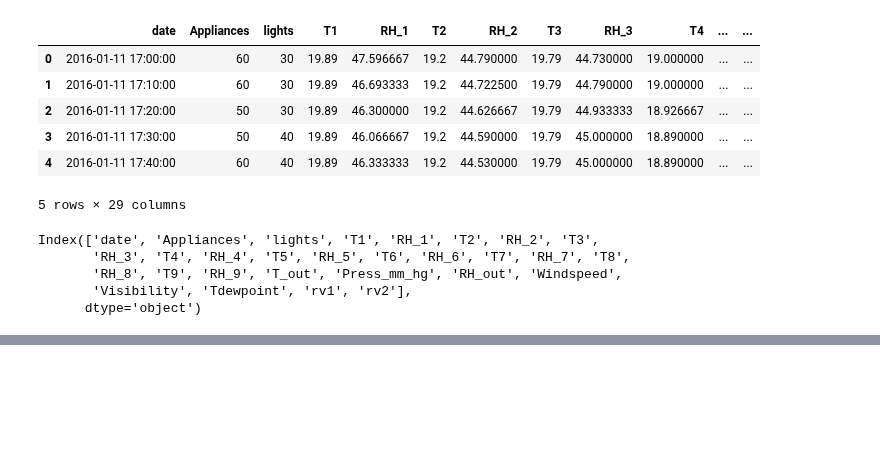
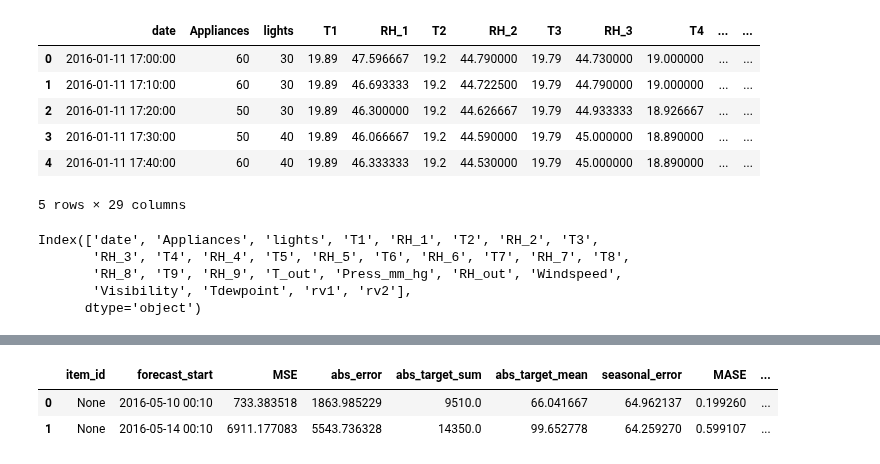
Before and after one commit to hemantnyadav/deepar_gluonts, a Jupyter notebook: GluonTS_DeepAR.ipynb, the cells around one changed output, grey strips where cells are left out. Saved outputs shown, nothing was run; the diff lists cells and outputs as text; code cells hidden in the pictures; blank space fills up the shorter version.

```diff
--- a/GluonTS_DeepAR.ipynb
+++ b/GluonTS_DeepAR.ipynb
@@ -115,3 +140,9 @@ plot_prob_forecasts(tss[1], forecasts[1])
 from gluonts.evaluation import Evaluator
 evaluator = Evaluator(quantiles=[0.1,0.5, 0.9])
 agg_metrics, item_metrics = evaluator(tss, forecasts)
+# %%
+item_metrics
+# %% [output]
+|  | item_id | forecast_start | MSE | abs_error | abs_target_sum | abs_target_mean | seasonal_error | MASE | ... |
+| 0 | None | 2016-05-10 00:10 | 733.383518 | 1863.985229 | 9510.0 | 66.041667 | 64.962137 | 0.199260 | ... |
+| 1 | None | 2016-05-14 00:10 | 6911.177083 | 5543.736328 | 14350.0 | 99.652778 | 64.259270 | 0.599107 | ... |
```
Also changed, not shown: parts of 12 cells of this notebook.
